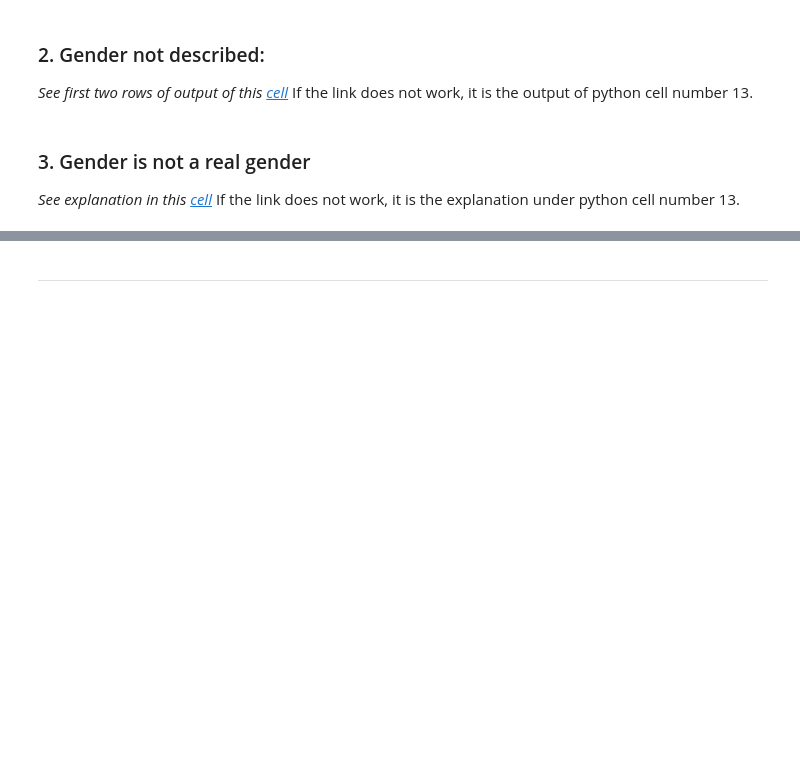
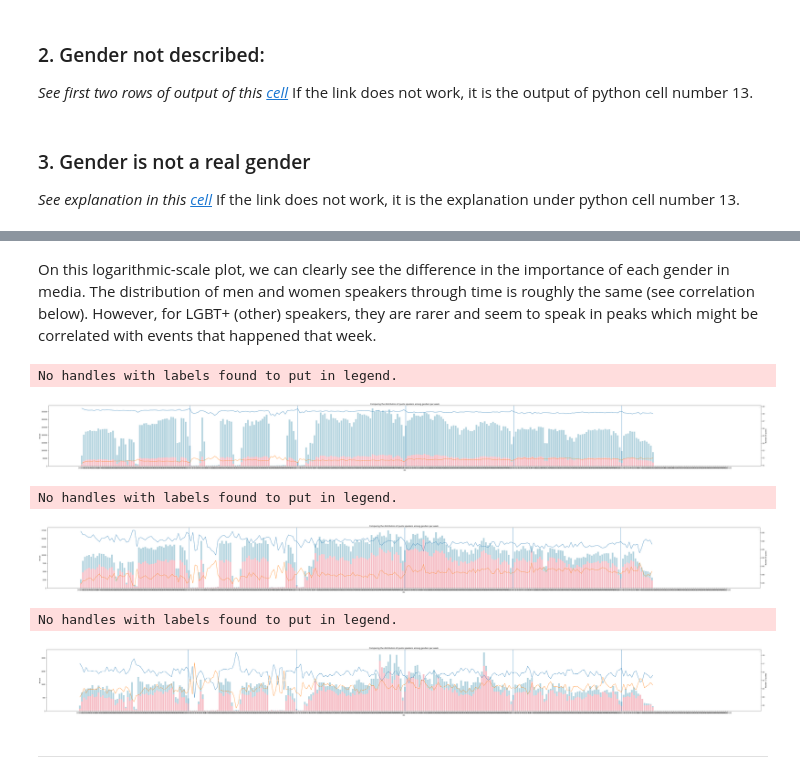
Before and after one commit to epfl-ada/ada-2021-project-adacadabras, a Jupyter notebook: data_processing.ipynb, the cells around one changed output, grey strips where cells are left out. Saved outputs shown, nothing was run; the diff lists cells and outputs as text; code cells hidden in the pictures; blank space fills up the shorter version.

```diff
--- a/data_processing.ipynb
+++ b/data_processing.ipynb
@@ -893,3 +712,0 @@ count
-# %%
-ax=sns.displot(data=df_plot[['male','female']])
-plt.show()
@@ -1191,3 +879,61 @@ The creation of the pickle files is a way to load the data faster for later uses
+# %% [markdown]
+On this logarithmic-scale plot, we can clearly see the difference in the importance of each gender in media. The distribution of men and women speakers through time is roughly the same (see correlation below). However, for LGBT+ (other) speakers, they are rarer and seem to speak in peaks which might be correlated with events that happened that week.
+# %%
+# Women percentage
+
+years = range(2015, 2020+1)
+
+data_paths = [path_quotebank, path_quote_women, path_quote_metoo]
+for data_path in data_paths:
+    data_path = data_path[:-9] + '_weekly_count' + data_path[-9:]
+    count_paths = [data_path.format(year) for year in years]
+    df_counts = []
+    for path in count_paths:
+        df_counts.append(pd.read_json(path, lines=True).iloc[:-1].set_index('week'))
+
+    df_all = pd.DataFrame()
+    week53 = pd.DataFrame(0, index=['0'], columns=df_all.columns)
+    week53 = [0]*df_counts[0].shape[1]
+    for df, year in zip(df_counts, years):
+        df.iloc[0] = [sum(x) for x in zip(df.iloc[0], week53)]
+        week53 = df.iloc[-1]
+        df['year'] = year
+        df['week'] = df.index
+        df['idx'] = str(year) + ' - ' + df.index.astype(str)
+        df_all = df_all.append(df.iloc[:-1]) # lost week 53 of last year (but as it ends at week 16: OK)
+    df_plot = df_all.copy().set_index('idx')
+    df_all.set_index(['week', 'year'] ,inplace=True)
+
+    df_plot['male_female'] = df_plot.male + df_plot.female
+    # Might have null denominator -> NAN
+    df_plot['percent_male']   = df_plot.male/df_plot.male_female
+    df_plot['percent_female'] = df_plot.female/df_plot.male_female
+
+    # PLOT
+    plt.axvline(x=52) # 2015
+    plt.axvline(x=52*2) # 2016
+    plt.axvline(x=52*3) # 2017
+    plt.axvline(x=52*4) # 2018
+    plt.axvline(x=52*5) # 2019
+    ax = sns.barplot(x=df_plot.index, y=df_plot.male,   label='male',   color='lightblue')
+    ax = sns.barplot(x=df_plot.index, y=df_plot.female, label='female', color='lightpink')
+    ax2 = ax.twinx()
+    ax2 = sns.lineplot(data=df_plot.percent_male)
+    ax2 = sns.lineplot(data=df_plot.percent_female)
+
+    plt.xlabel('Week')
+    plt.ylabel('Number of quotes')
+    plt.title('Comparing the distribution of quote speakers among genders per week')
+    plt.legend()
+    plt.rcParams['figure.figsize'] = (80,7)
+    plt.show()
+# %% [output]
+No handles with labels found to put in legend.
+[figure, added]
+No handles with labels found to put in legend.
+[figure, added]
+No handles with labels found to put in legend.
+[figure, added]
 # %% [markdown]
 ---
 # %% [markdown]
```
Also changed, not shown: parts of 44 cells of this notebook.
